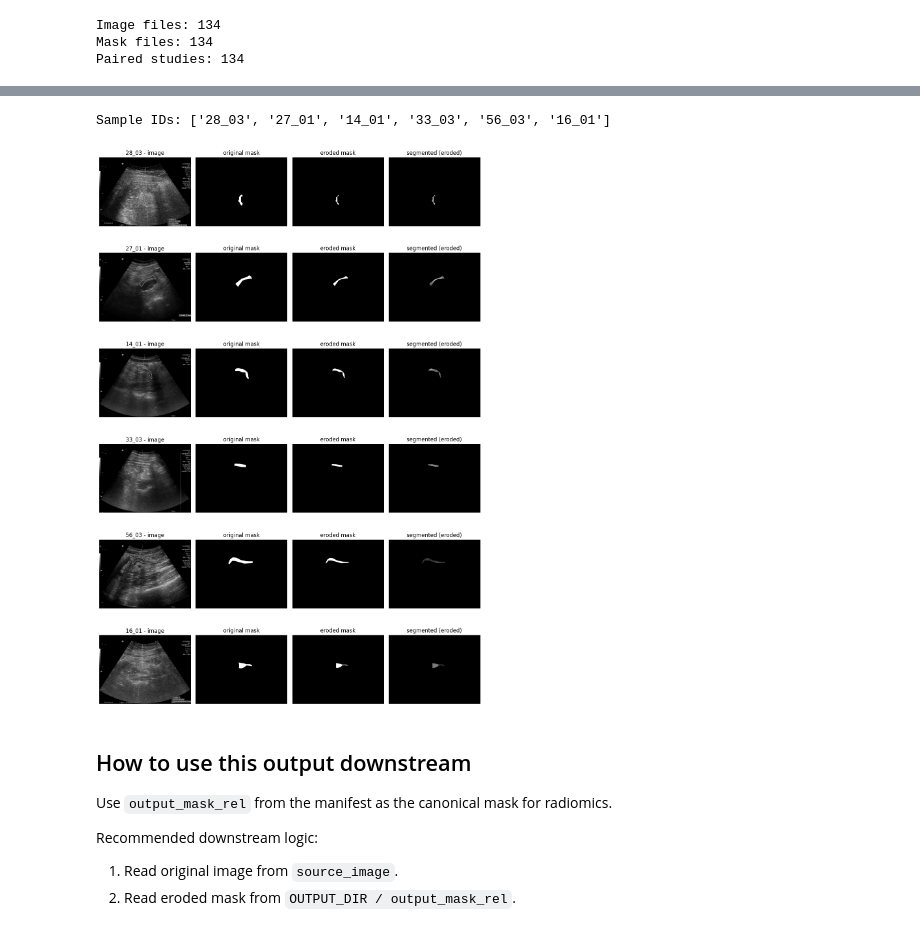
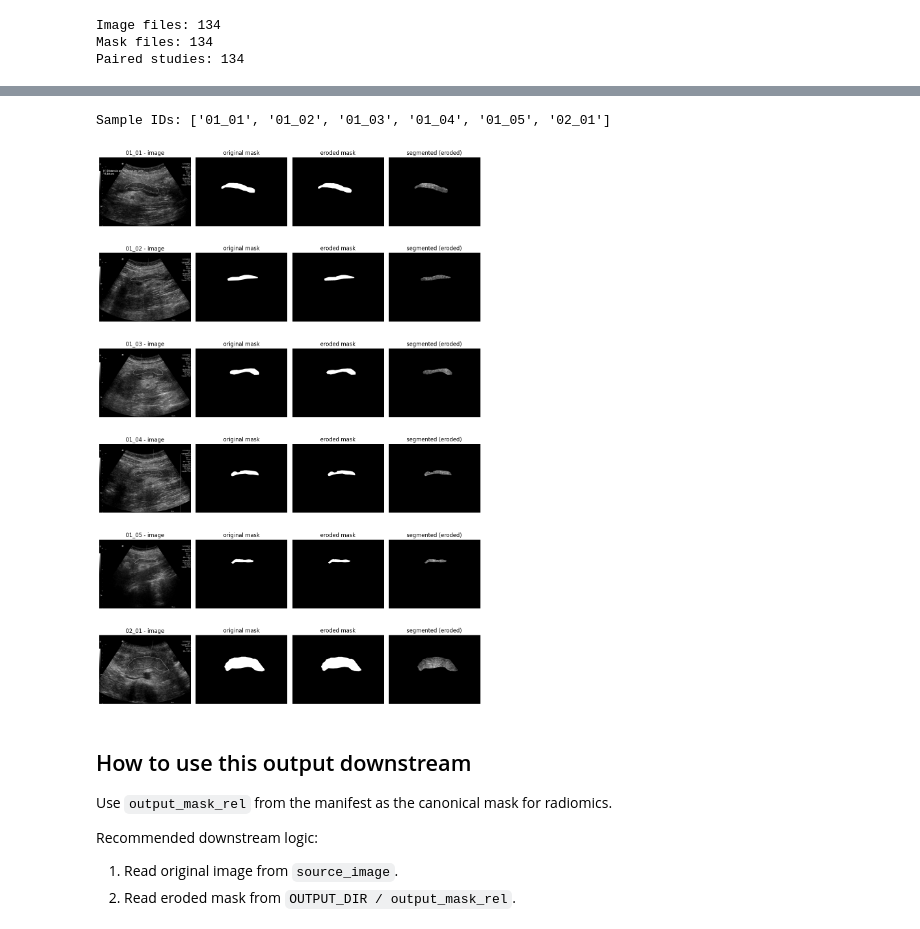
Before and after one commit to daniel-duhnev/pancreas-us-radiomics, a Jupyter notebook: analysis/09_erode_mask_and_generate_new_dataset.ipynb, the cells around one changed output, grey strips where cells are left out. Drawn from its saved outputs; the diff is of its cells as text; code cells hidden in the pictures.

```diff
--- a/analysis/09_erode_mask_and_generate_new_dataset.ipynb
+++ b/analysis/09_erode_mask_and_generate_new_dataset.ipynb
@@ -16,18 +16,18 @@ import pandas as pd
 import matplotlib.pyplot as plt
 
 # Config
-INPUT_DIR = Path("../data/PANCREAS_PREPROCESSED")
-OUTPUT_DIR = Path("../data/PANCREAS_PREPROCESSED_ERODED_K10_I1")
-KERNEL_SIZE = 10
+INPUT_DIR = Path("../data/PANCREAS_PREPROCESSED_CONTOUR_SUBTRACTED")
+OUTPUT_DIR = Path("../data/PANCREAS_PREPROCESSED_CONTOUR_SUBTRACTED_ERODED_K3_I1")
+KERNEL_SIZE = 3
 ITERATIONS = 1
 SAVE_SEGMENTED_PREVIEWS = True
-SEGMENTED_SUFFIX = "segmented_k10_i1"
-MASK_SUFFIX = "mask_eroded_k10_i1"
+SEGMENTED_SUFFIX = "segmented_k3_i1"
+MASK_SUFFIX = "mask_eroded_k3_i1"
 FLAG_THRESHOLD_LOSS_PCT = 30.0
 
 OUTPUT_MASK_DIR = OUTPUT_DIR / "masks"
 OUTPUT_SEGMENTED_DIR = OUTPUT_DIR / "segmented"
-MANIFEST_PATH = OUTPUT_DIR / "manifest_eroded_k10_i1.csv"
+MANIFEST_PATH = OUTPUT_DIR / "manifest_eroded_CONTOUR_SUBTRACTED_k3_i1.csv"
 
 OUTPUT_MASK_DIR.mkdir(parents=True, exist_ok=True)
 if SAVE_SEGMENTED_PREVIEWS:
@@ -94,7 +94,19 @@ for study_id, img_path, mask_path in pairs:
 
     segmented_rel_path = ""
     if SAVE_SEGMENTED_PREVIEWS:
-        segmented = cv2.bitwise_and(image, image, mask=(eroded * 255).astype(np.uint8))
+        # Prepare mask for preview: ensure same shape and uint8 dtype
+        mask_preview = (eroded * 255).astype(np.uint8)
+        if mask_preview.shape != image.shape:
+            # If mask was transposed, try transpose first
+            if mask_preview.T.shape == image.shape:
+                mask_preview = mask_preview.T
+            else:
+                # Resize with nearest neighbor to preserve binary nature
+                mask_preview = cv2.resize(
+                    mask_preview, (image.shape[1], image.shape[0]), interpolation=cv2.INTER_NEAREST
+                )
+
+        segmented = cv2.bitwise_and(image, image, mask=mask_preview)
         out_seg_name = f"{study_id}_{SEGMENTED_SUFFIX}.png"
         out_seg_path = OUTPUT_SEGMENTED_DIR / out_seg_name
         cv2.imwrite(str(out_seg_path), segmented)
@@ -194,37 +202,52 @@ for row_idx, study_id in enumerate(sample_ids):
     mask_path = INPUT_DIR / f"{study_id}_mask.png"
     eroded_path = OUTPUT_MASK_DIR / f"{study_id}_{MASK_SUFFIX}.png"
 
     image = cv2.imread(str(img_path), cv2.IMREAD_GRAYSCALE)
     mask_gray = cv2.imread(str(mask_path), cv2.IMREAD_GRAYSCALE)
     eroded_gray = cv2.imread(str(eroded_path), cv2.IMREAD_GRAYSCALE)
 
     mask_bin = (mask_gray > 0).astype(np.uint8)
     eroded_bin = (eroded_gray > 0).astype(np.uint8)
 
-    seg_original = cv2.bitwise_and(image, image, mask=(mask_bin * 255).astype(np.uint8))
-    seg_eroded = cv2.bitwise_and(image, image, mask=(eroded_bin * 255).astype(np.uint8))
+    # Prepare preview masks and ensure they match image shape
+    mask_preview_orig = (mask_bin * 255).astype(np.uint8)
+    if mask_preview_orig.shape != image.shape:
+        if mask_preview_orig.T.shape == image.shape:
+            mask_preview_orig = mask_preview_orig.T
+        else:
+            mask_preview_orig = cv2.resize(mask_preview_orig, (image.shape[1], image.shape[0]), interpolation=cv2.INTER_NEAREST)
+
+    mask_preview_eroded = (eroded_bin * 255).astype(np.uint8)
+    if mask_preview_eroded.shape != image.shape:
+        if mask_preview_eroded.T.shape == image.shape:
+            mask_preview_eroded = mask_preview_eroded.T
+        else:
+            mask_preview_eroded = cv2.resize(mask_preview_eroded, (image.shape[1], image.shape[0]), interpolation=cv2.INTER_NEAREST)
+
+    seg_original = cv2.bitwise_and(image, image, mask=mask_preview_orig)
+    seg_eroded = cv2.bitwise_and(image, image, mask=mask_preview_eroded)
 
     axes[row_idx, 0].imshow(image, cmap="gray")
     axes[row_idx, 0].set_title(f"{study_id} - image")
     axes[row_idx, 0].axis("off")
 
     axes[row_idx, 1].imshow(mask_bin, cmap="gray")
     axes[row_idx, 1].set_title("original mask")
     axes[row_idx, 1].axis("off")
 
     axes[row_idx, 2].imshow(eroded_bin, cmap="gray")
     axes[row_idx, 2].set_title("eroded mask")
     axes[row_idx, 2].axis("off")
 
     axes[row_idx, 3].imshow(seg_eroded, cmap="gray")
     axes[row_idx, 3].set_title("segmented (eroded)")
     axes[row_idx, 3].axis("off")
 
 plt.tight_layout()
 plt.show()
 # %% [output]
-Sample IDs: ['28_03', '27_01', '14_01', '33_03', '56_03', '16_01']
+Sample IDs: ['01_01', '01_02', '01_03', '01_04', '01_05', '02_01']
-[figure, old version]
+[figure, new version]
 # %% [markdown]
 ## How to use this output downstream
 
```
Also changed, not shown: parts of 3 cells of this notebook, 3 other files.
